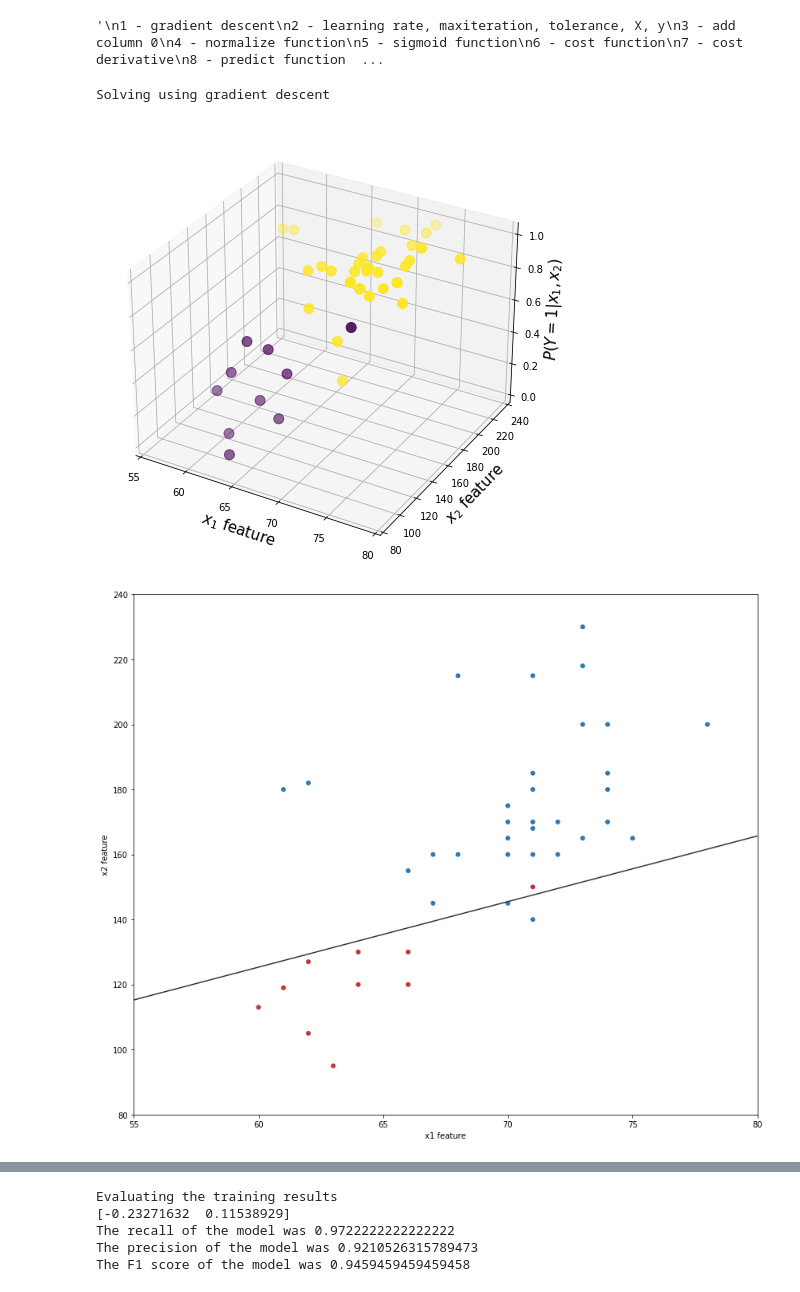
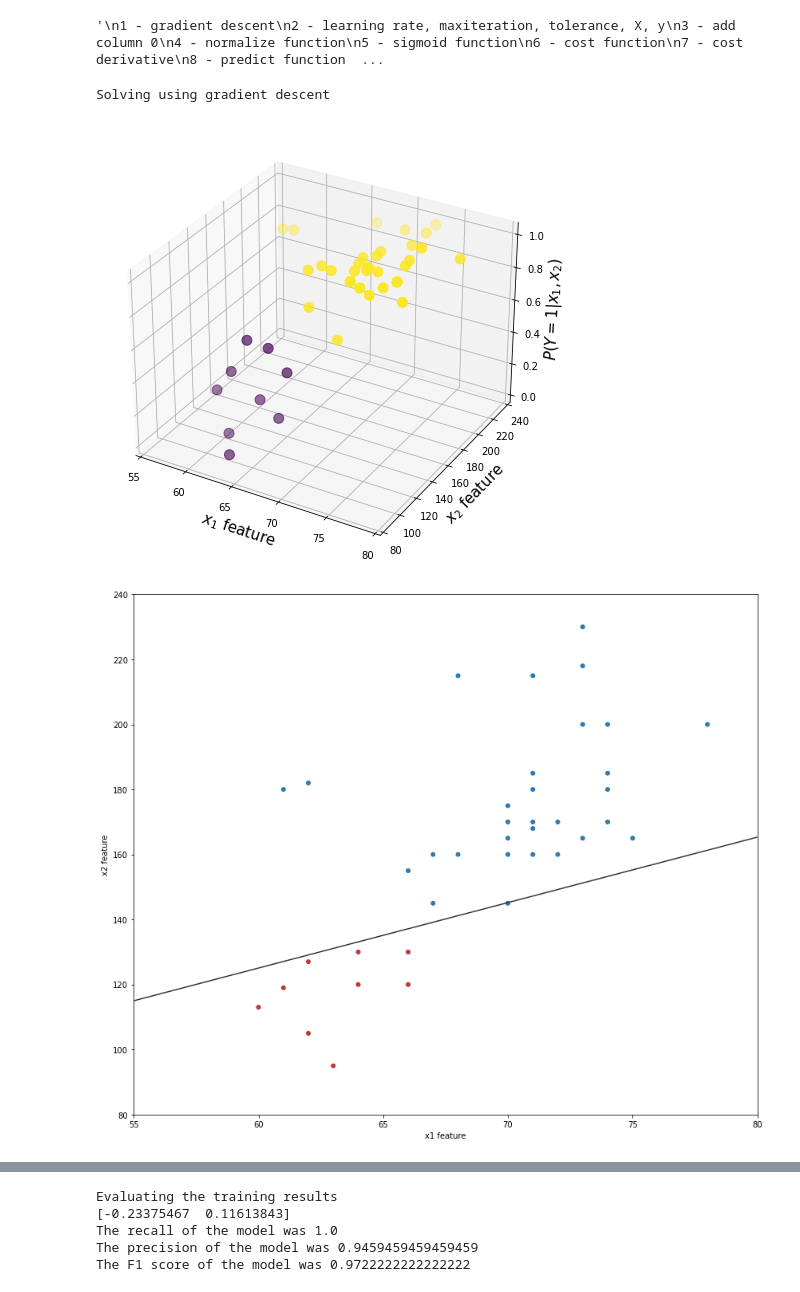
Before and after one commit to wanjulek/Logistic-Regression-Scratch, a Jupyter notebook: Logistic Regression.ipynb, the cells around one changed output, grey strips where cells are left out. Drawn from its saved outputs; the diff is of its cells as text; code cells hidden in the pictures.

```diff
--- a/Logistic Regression.ipynb
+++ b/Logistic Regression.ipynb
@@ -204,8 +207,8 @@ X_test, y_test = df_test[:, 1:], df_test[:, 0]
 # %%
 lr = LogisticRegression(tolerance=0.0, learningRate=0.1e-5, maxIteration= 10000, x_train=X_train, x_test=X_test, y_train=y_train, y_test=y_test)
 # %%
-lr.fit()
+lr.fit(exclude_index=[0,38])
 # %% [output]
 Solving using gradient descent
-[figure, old version]
+[figure, new version]
-[figure, old version]
+[figure, new version]
@@ -213,5 +216,5 @@ Solving using gradient descent
 Evaluating the training results
-[-0.23271632  0.11538929]
-The recall of the model was 0.9722222222222222
-The precision of the model was 0.9210526315789473
-The F1 score of the model was 0.9459459459459458
+[-0.23375467  0.11613843]
+The recall of the model was 1.0
+The precision of the model was 0.9459459459459459
+The F1 score of the model was 0.9722222222222222
```
Also changed, not shown: parts of 3 cells of this notebook.
